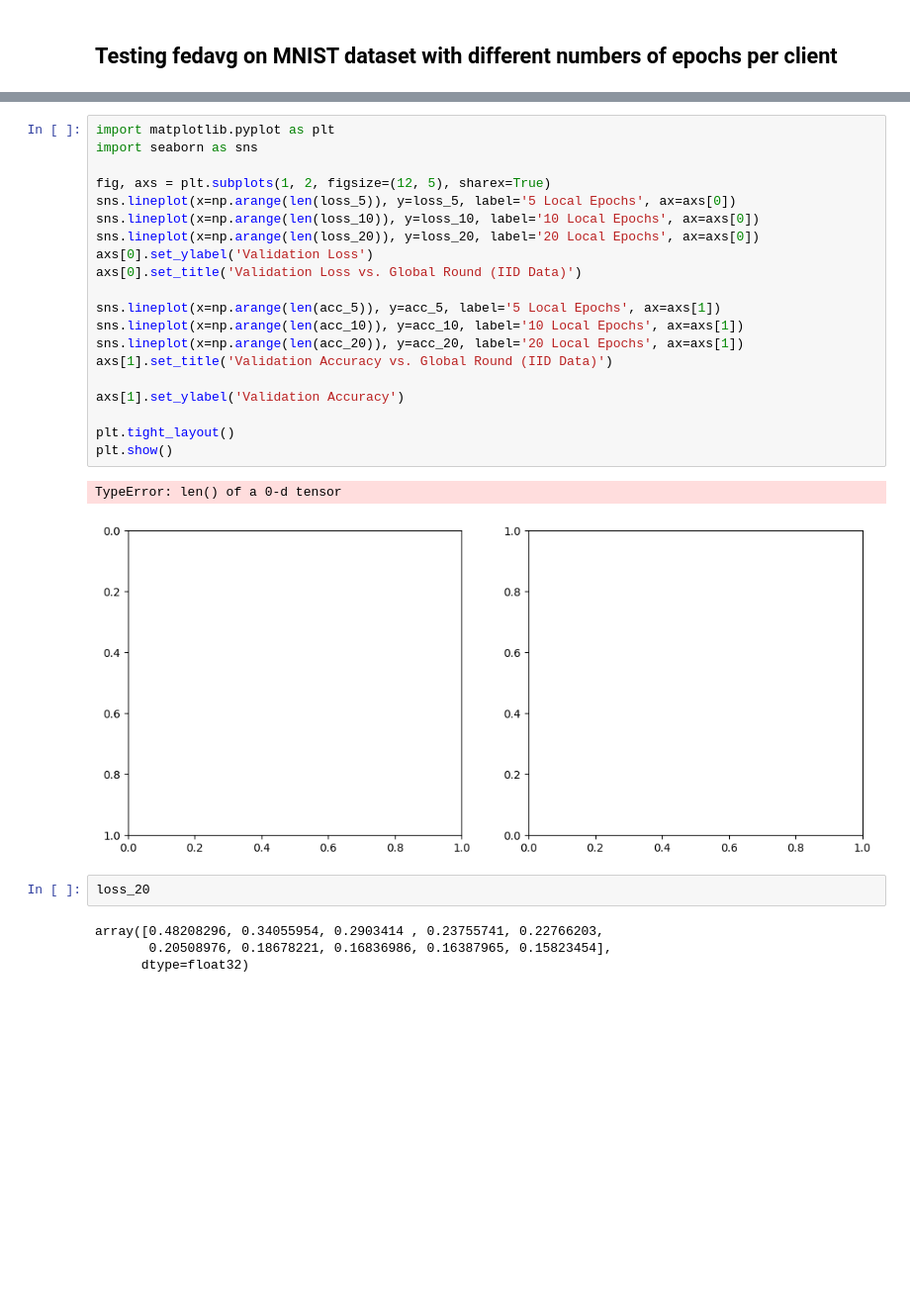
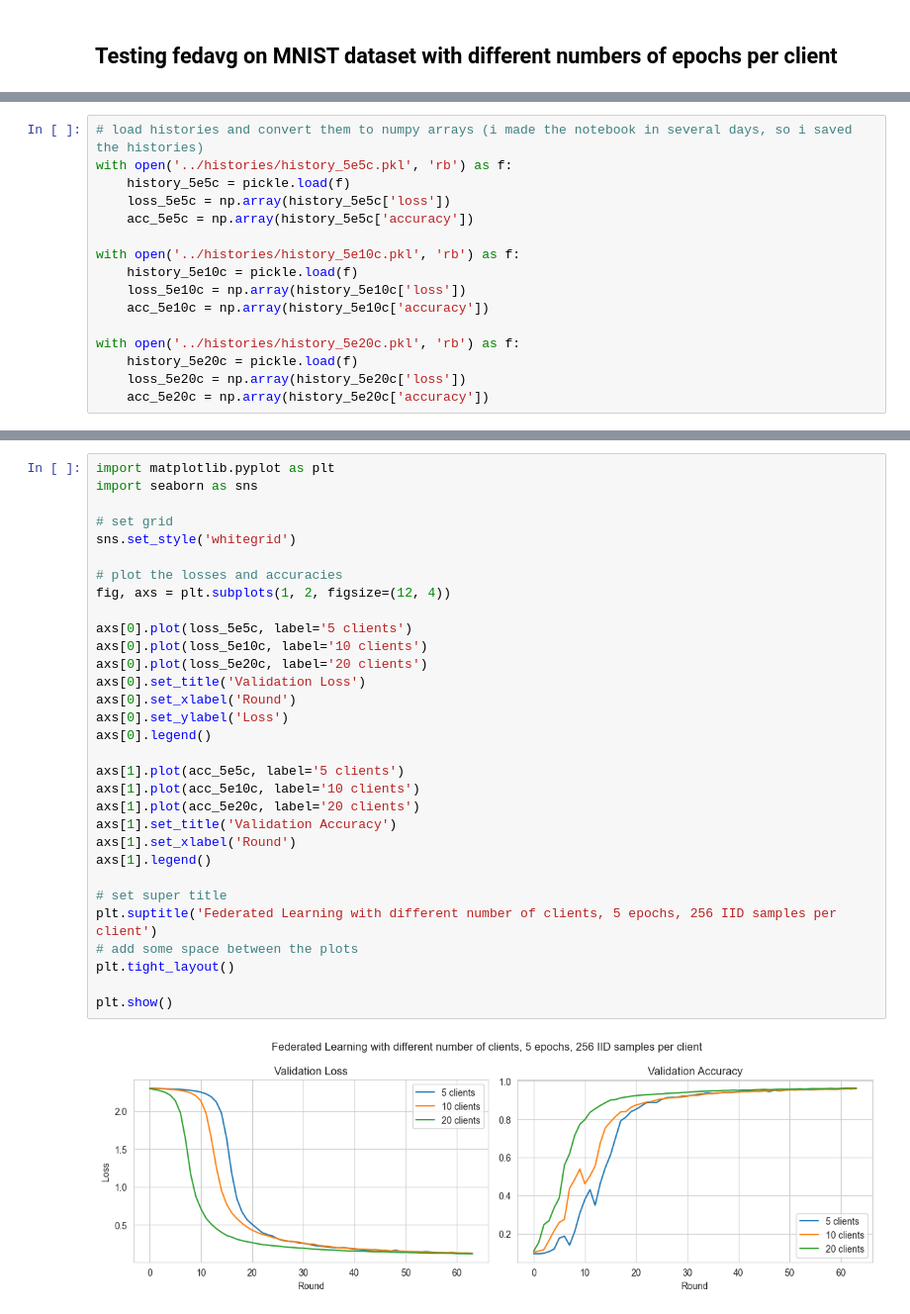
Before and after one commit to vornao/cl-project, a Jupyter notebook: src/test.ipynb, the cells around one changed output, grey strips where cells are left out. Shown: that part at 99% size. Cells and saved outputs as stored; diff of their text form; blank space fills up the shorter version.

```diff
--- a/src/test.ipynb
+++ b/src/test.ipynb
@@ -372,4 +375,20 @@ Round 10, Test Loss: 0.38315820693969727, Test Acc: 0.8794
 ... (88 outputs left out)
+# %%
+# load histories and convert them to numpy arrays (i made the notebook in several days, so i saved the histories)
+with open('../histories/history_5e5c.pkl', 'rb') as f:
+    history_5e5c = pickle.load(f)
+    loss_5e5c = np.array(history_5e5c['loss'])
+    acc_5e5c = np.array(history_5e5c['accuracy'])
+
+with open('../histories/history_5e10c.pkl', 'rb') as f:
+    history_5e10c = pickle.load(f)
+    loss_5e10c = np.array(history_5e10c['loss'])
+    acc_5e10c = np.array(history_5e10c['accuracy'])
+
+with open('../histories/history_5e20c.pkl', 'rb') as f:
+    history_5e20c = pickle.load(f)
+    loss_5e20c = np.array(history_5e20c['loss'])
+    acc_5e20c = np.array(history_5e20c['accuracy'])
 # %%
 # test all models
 loss_5e, acc_5e = server5e.test()
@@ -397,29 +405,33 @@ NameError: name 'loss_20' is not defined
-# %%
-import matplotlib.pyplot as plt
-import seaborn as sns
-
-fig, axs = plt.subplots(1, 2, figsize=(12, 5), sharex=True)
-sns.lineplot(x=np.arange(len(loss_5)), y=loss_5, label='5 Local Epochs', ax=axs[0])
-sns.lineplot(x=np.arange(len(loss_10)), y=loss_10, label='10 Local Epochs', ax=axs[0])
-sns.lineplot(x=np.arange(len(loss_20)), y=loss_20, label='20 Local Epochs', ax=axs[0])
-axs[0].set_ylabel('Validation Loss')
-axs[0].set_title('Validation Loss vs. Global Round (IID Data)')
-
-sns.lineplot(x=np.arange(len(acc_5)), y=acc_5, label='5 Local Epochs', ax=axs[1])
-sns.lineplot(x=np.arange(len(acc_10)), y=acc_10, label='10 Local Epochs', ax=axs[1])
-sns.lineplot(x=np.arange(len(acc_20)), y=acc_20, label='20 Local Epochs', ax=axs[1])
-axs[1].set_title('Validation Accuracy vs. Global Round (IID Data)')
-
-axs[1].set_ylabel('Validation Accuracy')
-
-plt.tight_layout()
-plt.show()
-# %% [output]
-TypeError: len() of a 0-d tensor
-[figure, removed]
-# %%
-loss_20
-# %% [output]
-array([0.48208296, 0.34055954, 0.2903414 , 0.23755741, 0.22766203,
-       0.20508976, 0.18678221, 0.16836986, 0.16387965, 0.15823454],
-      dtype=float32)
+# %%
+import matplotlib.pyplot as plt
+import seaborn as sns
+
+# set grid
+sns.set_style('whitegrid')
+
+# plot the losses and accuracies
+fig, axs = plt.subplots(1, 2, figsize=(12, 4))
+
+axs[0].plot(loss_5e5c, label='5 clients')
+axs[0].plot(loss_5e10c, label='10 clients')
+axs[0].plot(loss_5e20c, label='20 clients')
+axs[0].set_title('Validation Loss')
+axs[0].set_xlabel('Round')
+axs[0].set_ylabel('Loss')
+axs[0].legend()
+
+axs[1].plot(acc_5e5c, label='5 clients')
+axs[1].plot(acc_5e10c, label='10 clients')
+axs[1].plot(acc_5e20c, label='20 clients')
+axs[1].set_title('Validation Accuracy')
+axs[1].set_xlabel('Round')
+axs[1].legend()
+
+# set super title
+plt.suptitle('Federated Learning with different number of clients, 5 epochs, 256 IID samples per client')
+# add some space between the plots
+plt.tight_layout()
+
+plt.show()
+# %% [output]
+[figure, added]
```
Also changed, not shown: parts of 11 cells of this notebook.
